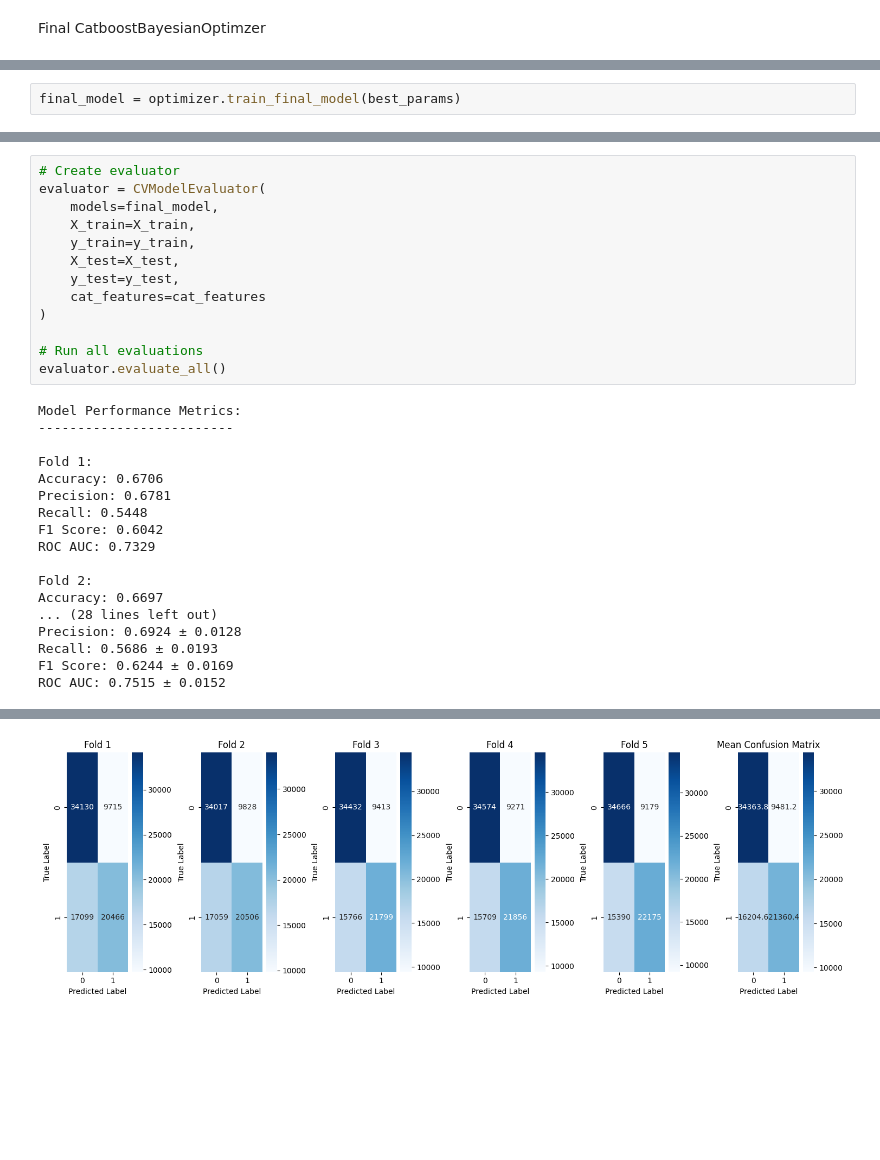
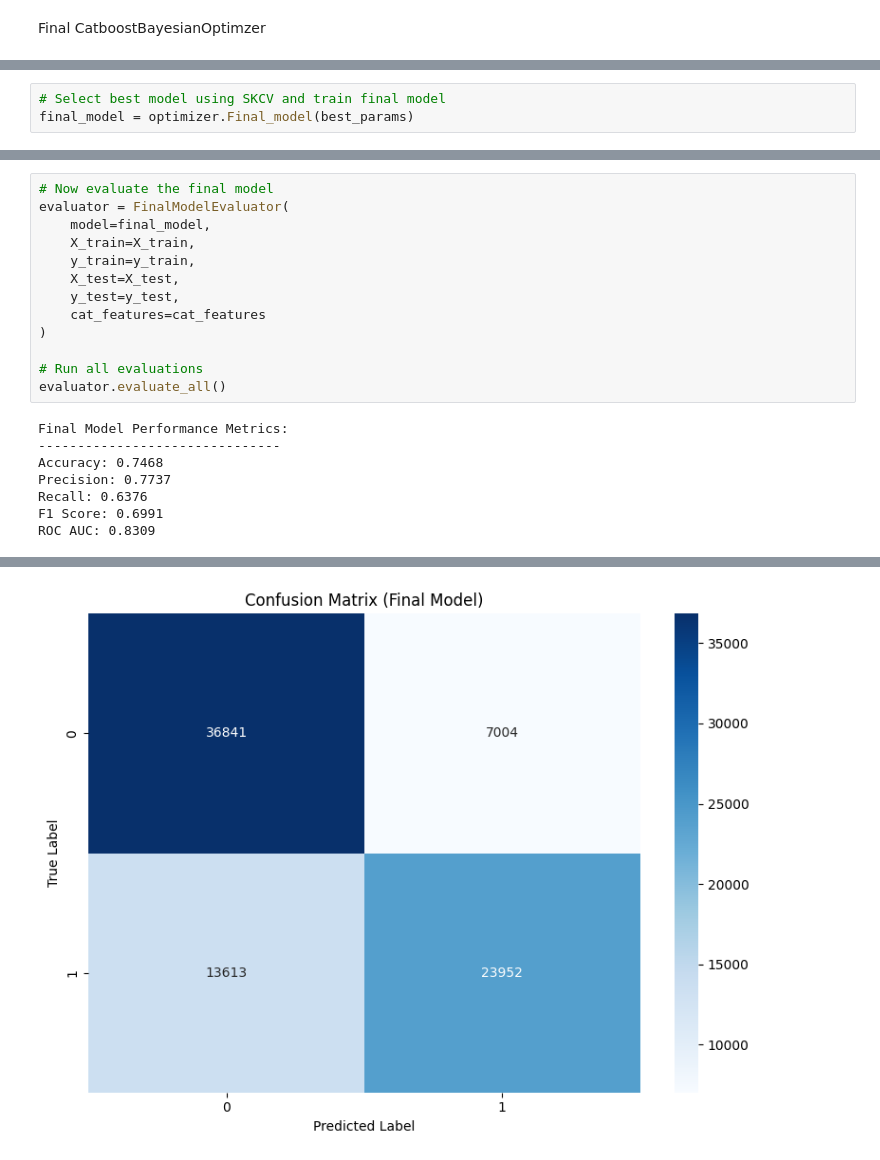
Before and after one commit to dmarxie/optimizing-catboost-model-with-bayesian, a Jupyter notebook: model/Bayesian_Opt_Catboost Binary.ipynb, the cells around one changed output, grey strips where cells are left out. Drawn from its saved outputs; the diff is of its cells as text; blank space fills up the shorter version.

Commit message:
finale-Update for Bayesian_OPT

```diff
--- a/model/Bayesian_Opt_Catboost Binary.ipynb
+++ b/model/Bayesian_Opt_Catboost Binary.ipynb
@@ -573,2 +517,0 @@ Best CV auc score: 0.6932
-# %%
-final_model = optimizer.train_final_model(best_params)
@@ -592,0 +518,3 @@ Standard deviation of auc scores: 0.0029
+# %%
+# Select best model using SKCV and train final model
+final_model = optimizer.Final_model(best_params)
@@ -593,7 +539,7 @@ Standard deviation of auc scores: 0.0029
 # %%
-# Create evaluator
-evaluator = CVModelEvaluator(
-    models=final_model,
+# Now evaluate the final model
+evaluator = FinalModelEvaluator(
+    model=final_model,
     X_train=X_train,
     y_train=y_train,
     X_test=X_test,
@@ -604,20 +550,10 @@ evaluator = CVModelEvaluator(
 # Run all evaluations
 evaluator.evaluate_all()
 # %% [output]
-Model Performance Metrics:
--------------------------
-
-Fold 1:
-Accuracy: 0.6706
-Precision: 0.6781
-Recall: 0.5448
-F1 Score: 0.6042
-ROC AUC: 0.7329
-
-Fold 2:
-Accuracy: 0.6697
-... (28 lines left out)
-Precision: 0.6924 ± 0.0128
-Recall: 0.5686 ± 0.0193
-F1 Score: 0.6244 ± 0.0169
-ROC AUC: 0.7515 ± 0.0152
+Final Model Performance Metrics:
+-------------------------------
+Accuracy: 0.7468
+Precision: 0.7737
+Recall: 0.6376
+F1 Score: 0.6991
+ROC AUC: 0.8309
@@ -627 +563 @@ ROC AUC: 0.7515 ± 0.0152
-[figure, old version]
+[figure, new version]
```
Also changed, not shown: parts of 8 cells of this notebook, 6 other files.
